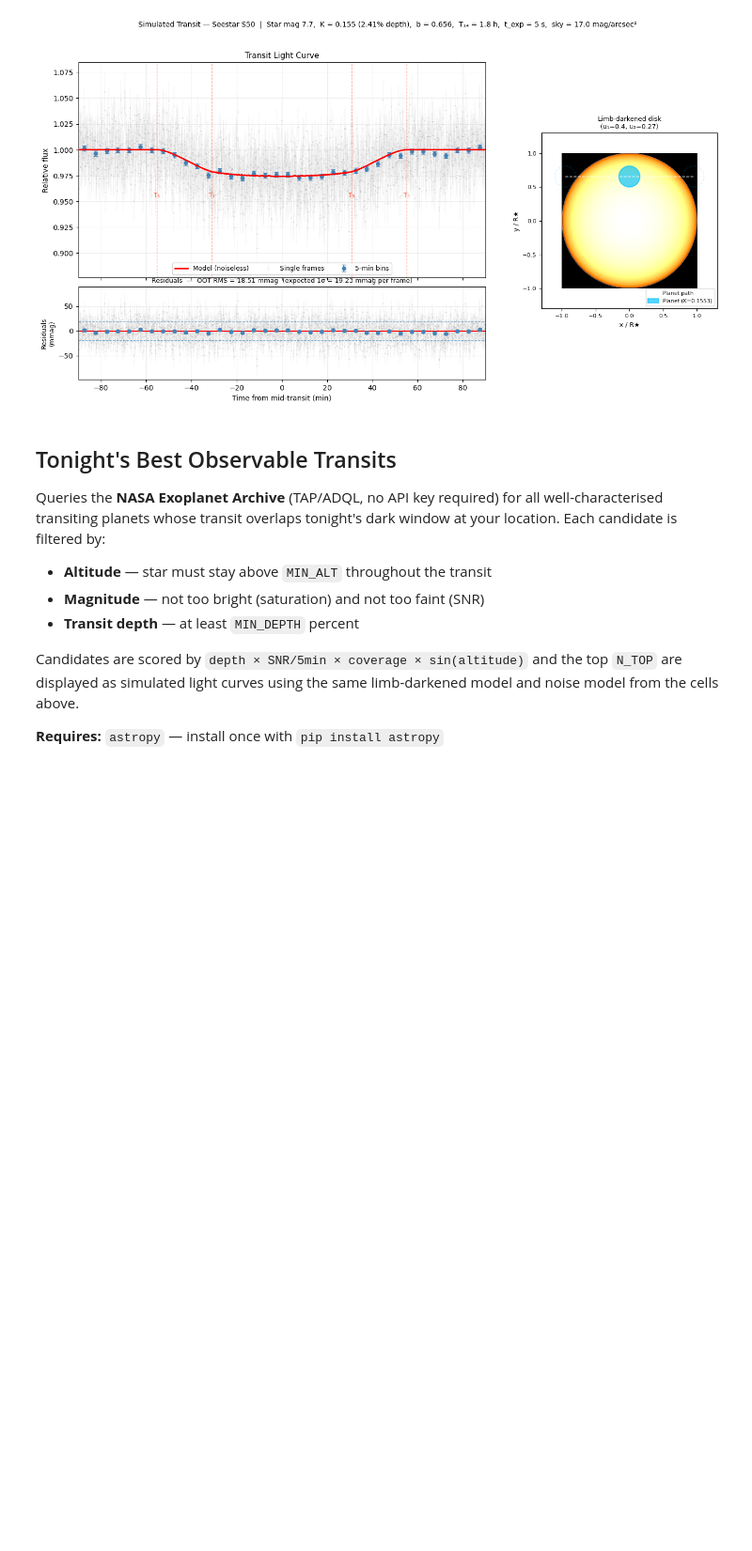
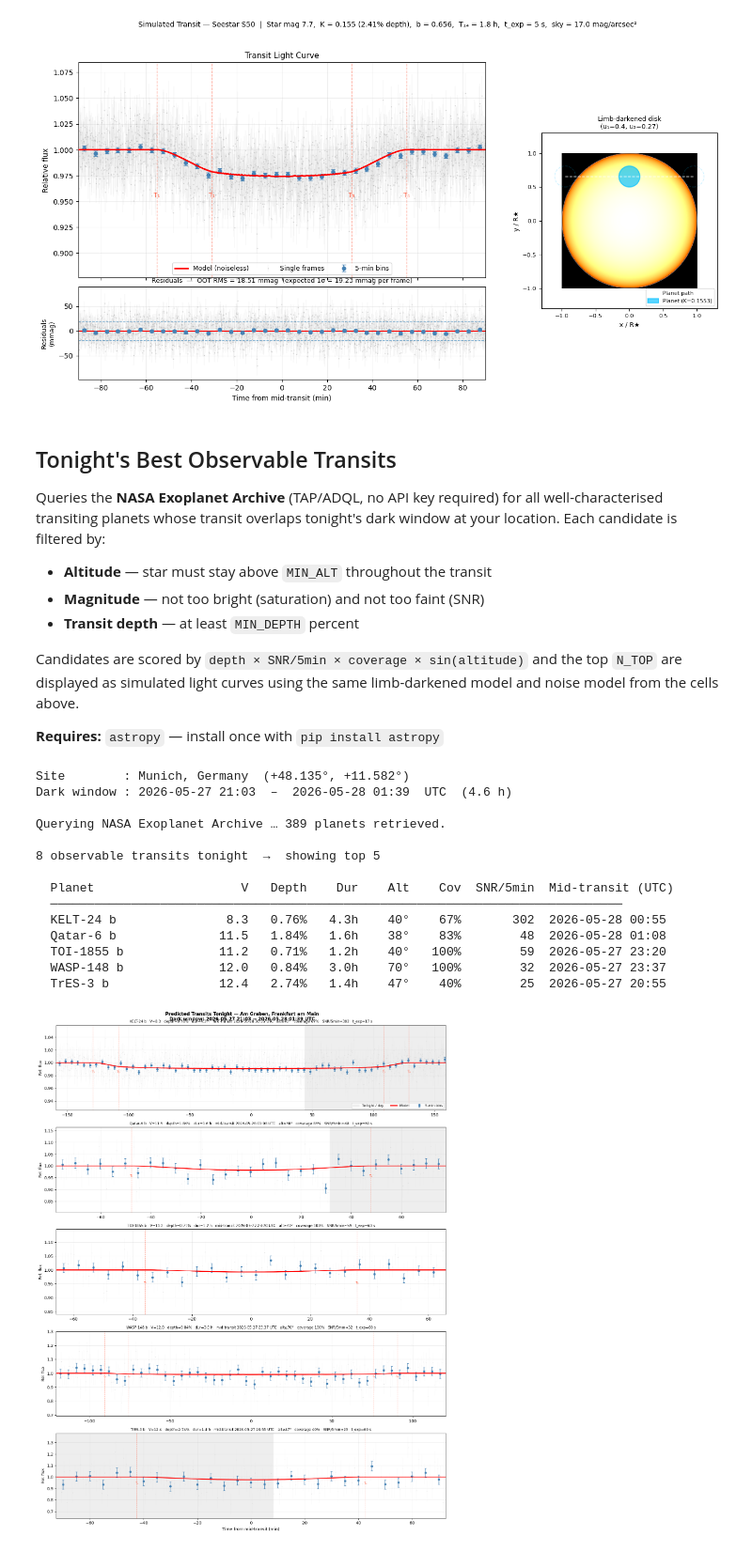
Before and after one commit to htbNoob/SeestarExoplanetCalculator, a Jupyter notebook: SeestarExoplanetCalculator.ipynb, the cells around one changed output. Shown at 94% size. Saved outputs shown, nothing was run; the diff lists cells and outputs as text; code cells hidden in the pictures; blank space fills up the shorter version.

```diff
--- a/SeestarExoplanetCalculator.ipynb
+++ b/SeestarExoplanetCalculator.ipynb
@@ -644,14 +644,14 @@ except ImportError:
 # =============================================================================
 LAT          = 48.135   # Observer latitude  (°N; negative = S)
 LON          = 11.582   # Observer longitude (°E; negative = W)
-ELEV_M       = 520      # Observer elevation (metres)
+ELEV_M       = 100       # Observer elevation (metres)
 SITE_NAME    = "Munich, Germany"
 
-MIN_ALT      = 25.0     # Min. star altitude throughout transit (°)
-BRIGHT_LIMIT = 6.5      # Stars brighter than this may saturate (V mag)
-FAINT_LIMIT  = 13.5     # Stars fainter than this → poor SNR (V mag)
+MIN_ALT      = 35.0     # Min. star altitude throughout transit (°)
+BRIGHT_LIMIT = 7.1      # Stars brighter than this may saturate (V mag)
+FAINT_LIMIT  = 12.0     # Stars fainter than this → poor SNR (V mag)
 MIN_DEPTH    = 0.5      # Minimum transit depth (%)
-SKY_MAG_OBS  = 20.5     # Sky surface brightness at your site (mag/arcsec²)
+SKY_MAG_OBS  = 18.0     # Sky surface brightness at your site (mag/arcsec²)
 N_TOP        = 5        # Number of top transits to show
 BIN_MIN      = 5.0      # Light-curve binning width (minutes)
 SEED         = 42
@@ -684,18 +684,18 @@ print(f"Dark window : {dark_start.utc.iso[:16]}  –  {dark_end.utc.iso[:16]}  U
 
 # =============================================================================
 # QUERY NASA EXOPLANET ARCHIVE (TAP / ADQL — no authentication required)
-# pl_trandep is in ppm; pl_trandur is in hours
+# pl_trandep is in % (e.g. 1.0 = 1%); pl_trandur is in hours
 # =============================================================================
 ADQL = (
     "SELECT pl_name,hostname,ra,dec,sy_vmag,"
     "pl_orbper,pl_tranmid,pl_trandur,pl_trandep,pl_ratror,pl_imppar "
     "FROM pscomppars "
-    "WHERE pl_tranflag=1 "
+    "WHERE tran_flag=1 "
     "AND pl_orbper IS NOT NULL AND pl_tranmid IS NOT NULL "
     "AND pl_trandur IS NOT NULL AND pl_ratror IS NOT NULL "
     "AND pl_trandep IS NOT NULL AND sy_vmag IS NOT NULL "
     f"AND sy_vmag>={BRIGHT_LIMIT} AND sy_vmag<={FAINT_LIMIT} "
-    f"AND pl_trandep>={MIN_DEPTH*1e4}"   # filter depth in ppm
+    f"AND pl_trandep>={MIN_DEPTH}"   # pl_trandep is in % (e.g. 1.0 = 1%)
 )
 
 print("\nQuerying NASA Exoplanet Archive … ", end="", flush=True)
@@ -743,7 +743,7 @@ def min_alt_deg(coord, t0_jd, t1_jd, n=10):
 candidates = []
 for p in planets:
     T0   = sfloat(p["pl_tranmid"]);  per  = sfloat(p["pl_orbper"])
-    dur  = sfloat(p["pl_trandur"]);  dep  = sfloat(p["pl_trandep"])   # ppm
+    dur  = sfloat(p["pl_trandur"]);  dep  = sfloat(p["pl_trandep"])   # % (e.g. 1.0 = 1%)
     vmag = sfloat(p["sy_vmag"]);     ra   = sfloat(p["ra"])
     dec  = sfloat(p["dec"]);         K    = sfloat(p["pl_ratror"])
     bimp = sfloat(p["pl_imppar"], 0.0)
@@ -769,7 +769,7 @@ for p in planets:
         frac     = (ot1 - ot0) / (t4j - t1j)
         exp      = max(1.0, min(calculate_max_exposure(vmag) * 0.8, 60.0))
         snr5     = snr_full(vmag, exp, sky_mag_arcsec2=SKY_MAG_OBS) * np.sqrt(300.0 / exp)
-        dep_pct  = dep / 1e4
+        dep_pct  = dep              # already in %
         score    = dep_pct * min(snr5, 1000) / 100 * frac * np.sin(np.radians(alt))
 
         candidates.append(dict(
@@ -884,30 +884,46 @@ else:
         ax.plot(t_m, flux_m, "r-", lw=2.0, zorder=4, label="Model")
 
         # Contact markers
         for tc, lab in [(-dur/2*60, "T₁"), (dur/2*60, "T₄")]:
             ax.axvline(tc, color="tomato", lw=0.8, ls="--", alpha=0.6)
             ax.text(tc, 1 - K**2 * 1.6, lab, ha="center", va="top",
                     fontsize=7.5, color="tomato")
         if T23h > 0:
             for tc, lab in [(-T23h/2*60, "T₂"), (T23h/2*60, "T₃")]:
                 ax.axvline(tc, color="tomato", lw=0.8, ls="--", alpha=0.6)
                 ax.text(tc, 1 - K**2 * 1.6, lab, ha="center", va="top",
                         fontsize=7.5, color="tomato")
 
         mid_str = Time(mid_jd, format="jd", scale="tdb").utc.iso[:16]
         ax.set_title(
             f"{c['name']}   V={vmag:.1f}   depth={c['dep_pct']:.2f}%   "
             f"dur={dur:.1f} h   mid-transit {mid_str} UTC   "
             f"alt≥{c['alt']:.0f}°   coverage {c['frac']*100:.0f}%   "
             f"SNR/5min≈{c['snr5']:.0f}   t_exp={exp:.0f} s",
             fontsize=8.5
         )
         ax.set_ylabel("Rel. flux", fontsize=9)
         ax.set_xlim(t_m[0], t_m[-1])
         ax.grid(alpha=0.2)
         if ax is axes[0]:
             ax.legend(fontsize=8, loc="lower right", ncol=3)
 
     axes[-1].set_xlabel("Time from mid-transit (min)", fontsize=10)
     plt.tight_layout()
     plt.show()
+# %% [output]
+Site        : Munich, Germany  (+48.135°, +11.582°)
+Dark window : 2026-05-27 21:03  –  2026-05-28 01:39  UTC  (4.6 h)
+
+Querying NASA Exoplanet Archive … 389 planets retrieved.
+
+8 observable transits tonight  →  showing top 5
+
+  Planet                    V   Depth    Dur    Alt    Cov  SNR/5min  Mid-transit (UTC)
+  ──────────────────────────────────────────────────────────────────────────────
+  KELT-24 b               8.3   0.76%   4.3h    40°    67%       302  2026-05-28 00:55
+  Qatar-6 b              11.5   1.84%   1.6h    38°    83%        48  2026-05-28 01:08
+  TOI-1855 b             11.2   0.71%   1.2h    40°   100%        59  2026-05-27 23:20
+  WASP-148 b             12.0   0.84%   3.0h    70°   100%        32  2026-05-27 23:37
+  TrES-3 b               12.4   2.74%   1.4h    47°    40%        25  2026-05-27 20:55
+[figure, added]
```
